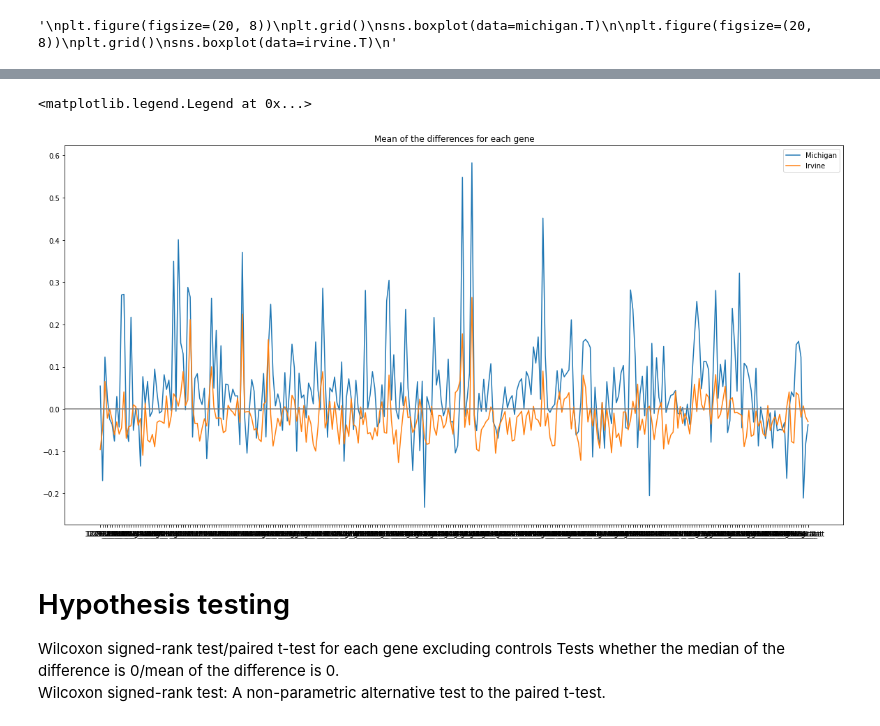
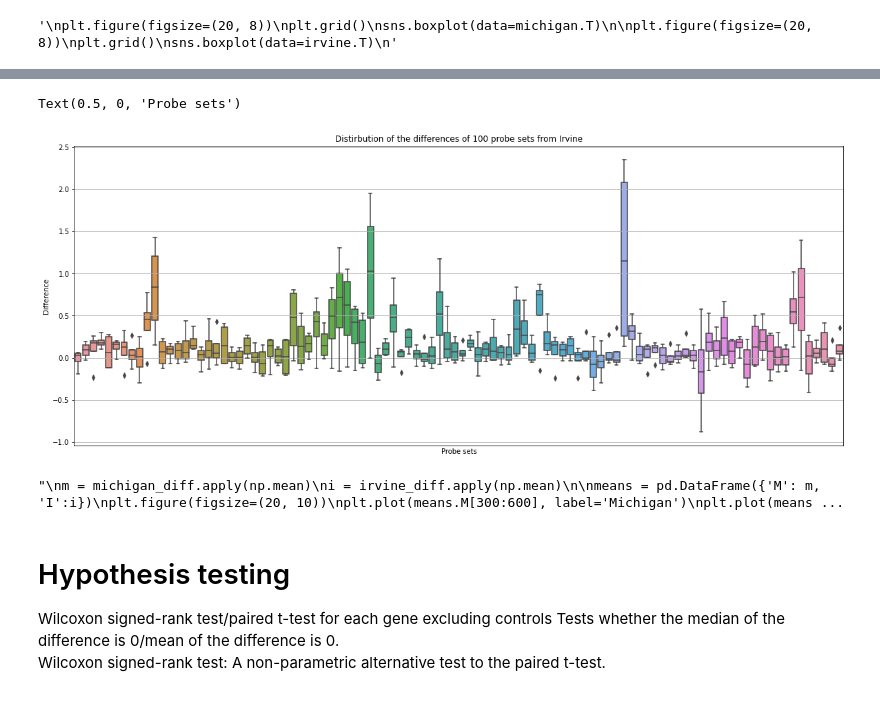
Before and after one commit to unique-subedi/604-gene-expression, a Jupyter notebook: Ahn_gene_expression_master.ipynb, the cells around one changed output, grey strips where cells are left out. Drawn from its saved outputs; the diff is of its cells as text; code cells hidden in the pictures.

```diff
--- a/Ahn_gene_expression_master.ipynb
+++ b/Ahn_gene_expression_master.ipynb
@@ -65,6 +62,8 @@ michigan_diff.index = "patient" + michigan_diff.index.str[:2]
 # Davis
 davis = expression_norm[(expression.index.str[5] == 'D') & (expression.index.str[3] != 'c') ]
 davis = davis[~davis.index.str[1].isin(['1', '2', '5', '6', '7', '9'])]
+davis_diff = davis.diff().iloc[1::2,:]
+davis_diff.index = "patient" + davis_diff.index.str[:2]
 #davis
 
 # Irvine
@@ -119,4 +109,16 @@ sns.boxplot(data=irvine_diff.iloc[:, 200:300])
+# %%
+plt.figure(figsize=(20, 8))
+plt.grid()
+sns.boxplot(data=davis_diff.iloc[:, 300:400])
+plt.title('Distirbution of the differences of 100 probe sets from Irvine')
+plt.tick_params(labelbottom = False, bottom=False)
+plt.ylabel('Difference')
+plt.xlabel('Probe sets')
+# %% [output]
+Text(0.5, 0, 'Probe sets')
+[figure, added]
 # %%
+'''
 m = michigan_diff.apply(np.mean)
 i = irvine_diff.apply(np.mean)
 
@@ -127,9 +129,9 @@ plt.plot(means.I[300:600], label='Irvine')
 plt.axhline(y=0, color='grey')
 plt.title('Mean of the differences for each gene')
 plt.legend()
+'''
 # %% [output]
-<matplotlib.legend.Legend at 0x...>
+"\nm = michigan_diff.apply(np.mean)\ni = irvine_diff.apply(np.mean)\n\nmeans = pd.DataFrame({'M': m, 'I':i})\nplt.figure(figsize=(20, 10))\nplt.plot(means.M[300:600], label='Michigan')\nplt.plot(means ...
-[figure, removed]
 # %% [markdown]
 # Hypothesis testing
 Wilcoxon signed-rank test/paired t-test for each gene excluding controls
```
Also changed, not shown: parts of 20 cells of this notebook.
